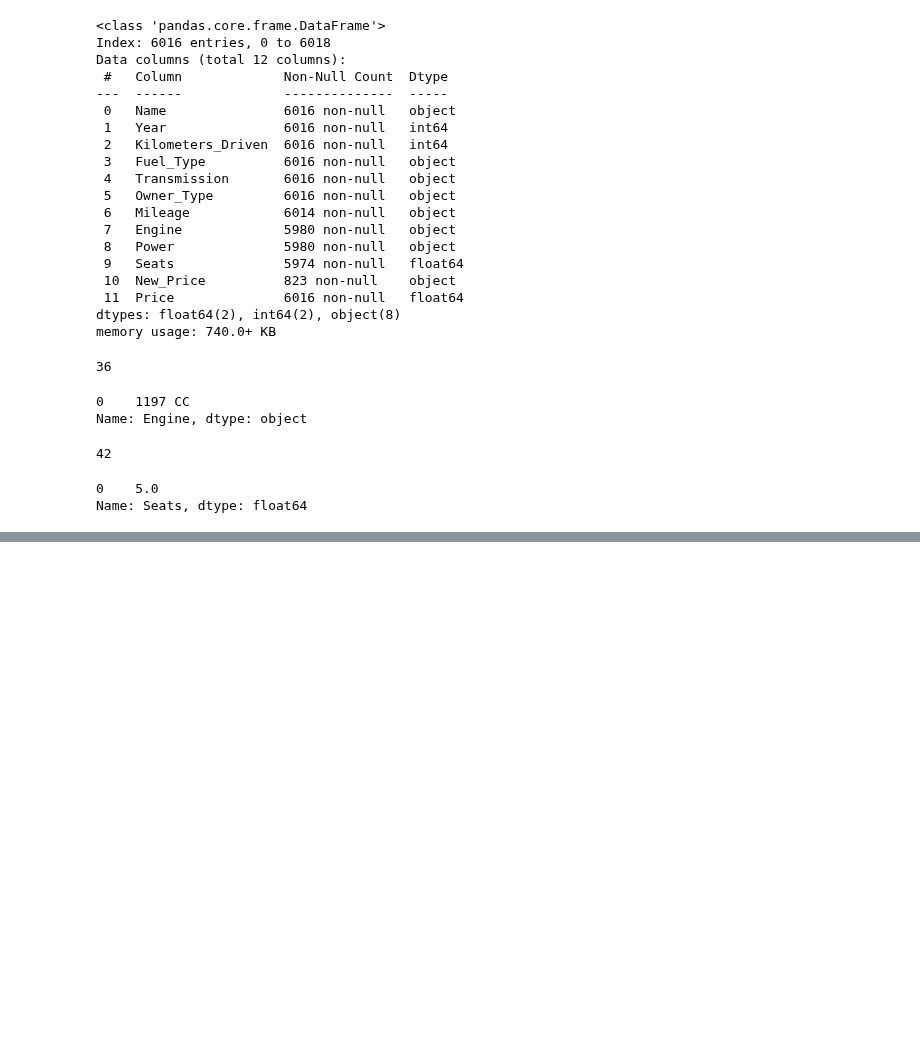
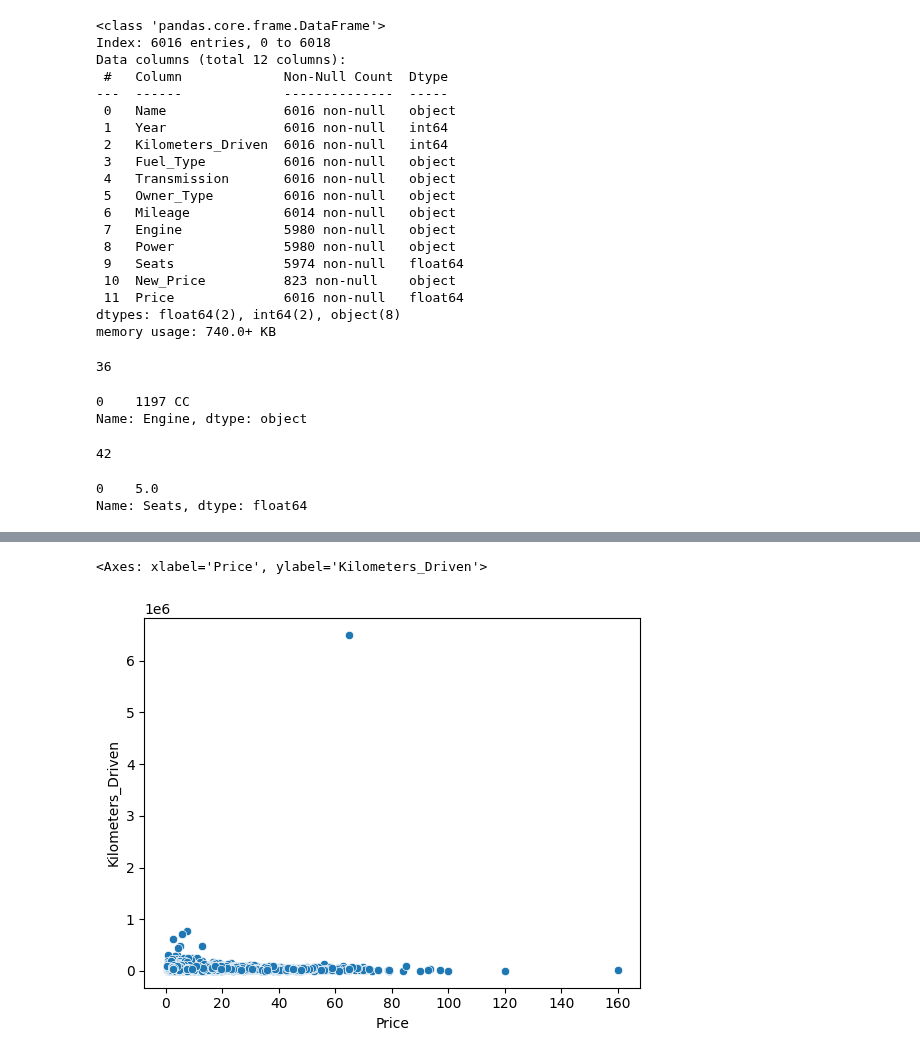
Before and after one commit to Vanshaj14Mohan/AIML-College, a Jupyter notebook: Files/main.ipynb, the cells around one changed output, grey strips where cells are left out. Drawn from its saved outputs; the diff is of its cells as text; code cells hidden in the pictures; blank space fills up the shorter version.

```diff
--- a/Files/main.ipynb
+++ b/Files/main.ipynb
@@ -242,0 +379,5 @@ df.head()
+# %%
+sns.scatterplot(data=df, y="Kilometers_Driven", x="Price")
+# %% [output]
+<Axes: xlabel='Price', ylabel='Kilometers_Driven'>
+[figure, added]
```
Also changed, not shown: parts of 21 cells of this notebook.
